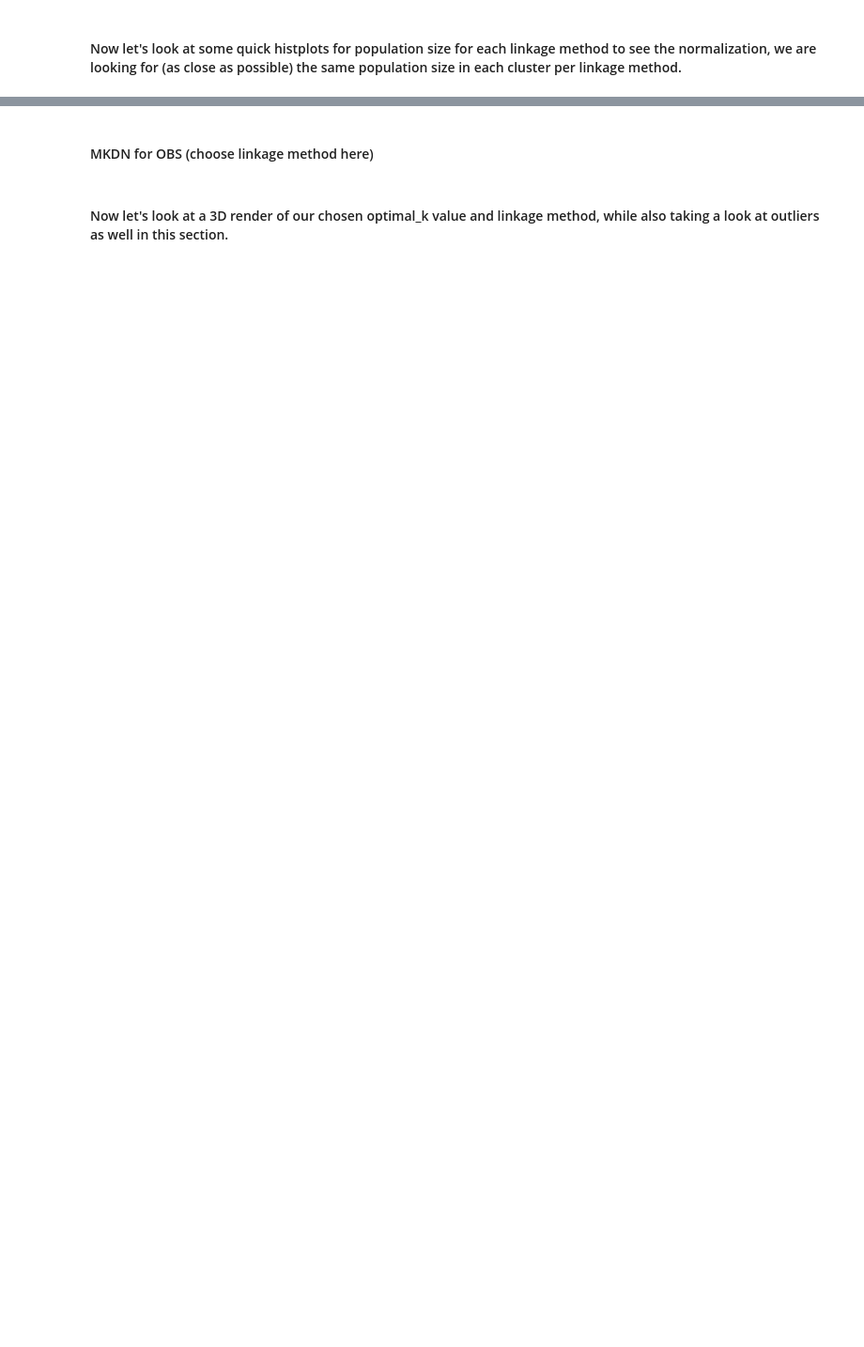
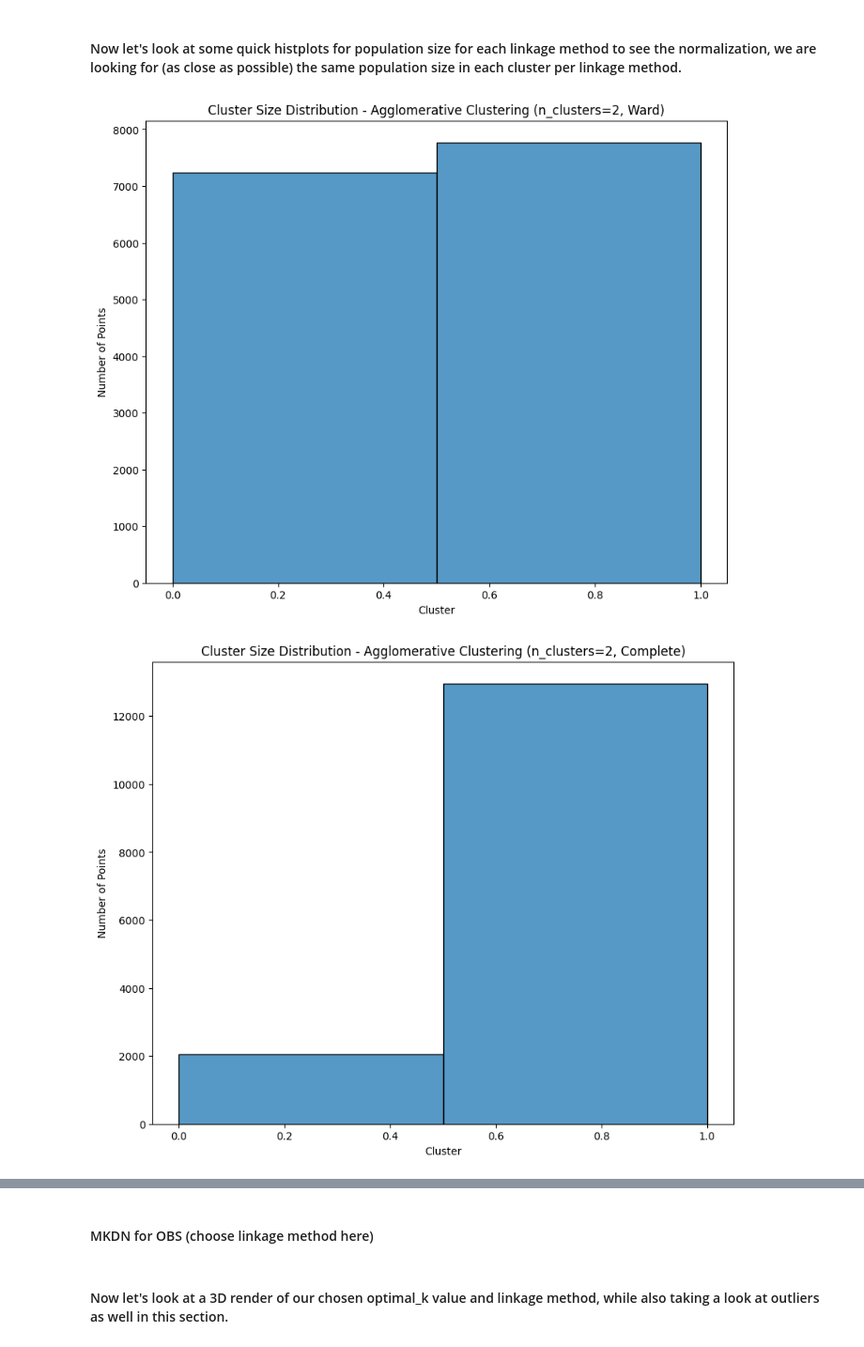
Before and after one commit to Taliwat/Springboard-DS, a Jupyter notebook: Capstone 2 - Instacart Project/Modeling/Agglomerative-models.ipynb, the cells around one changed output, grey strips where cells are left out. Shown at 94% size. Cells and saved outputs as stored; diff of their text form; code cells hidden in the pictures; blank space fills up the shorter version.

```diff
--- a/Capstone 2 - Instacart Project/Modeling/Agglomerative-models.ipynb
+++ b/Capstone 2 - Instacart Project/Modeling/Agglomerative-models.ipynb
@@ -141,0 +199,32 @@ agg_histplot_cluster(agg_scaled_sampled_single['agg_single_cluster'], 'Agglomera
+# %%
+def sample_pca_features(pca_features, sample_size=15000, random_state=42):
+    sample_indices = np.random.choice(len(pca_features), size=sample_size, replace=False)
+    sample_data = pca_features[sample_indices]
+    return sample_data, sample_indices
+
+def perform_clustering_and_plot(pca_features, n_clusters_range, linkage_methods, sample_size, random_state):
+    for n_clusters in n_clusters_range:
+        for linkage_method in linkage_methods:
+
+            pca_features_sampled, _ = sample_pca_features(pca_features, sample_size, random_state)
+
+            agg = AgglomerativeClustering(n_clusters=n_clusters, linkage=linkage_method)
+            cluster_labels = agg.fit_predict(pca_features_sampled)
+
+
+            plt.figure(figsize=(10, 8))
+            sns.histplot(cluster_labels, bins=len(np.unique(cluster_labels)), kde=False)
+            plt.title(f'Cluster Size Distribution - Agglomerative Clustering (n_clusters={n_clusters}, {linkage_method.capitalize()})')
+            plt.xlabel('Cluster')
+            plt.ylabel('Number of Points')
+            plt.show()
+
+
+n_clusters_range = range(2, 8)
+linkage_methods = ['ward', 'complete']
+
+# Perform clustering and plot histograms
+perform_clustering_and_plot(pca_features, n_clusters_range, linkage_methods, sample_size, random_state)
+# %% [output]
+[figure, added]
+[figure, added]
```
Also changed, not shown: parts of 23 cells of this notebook, 1 other file.
